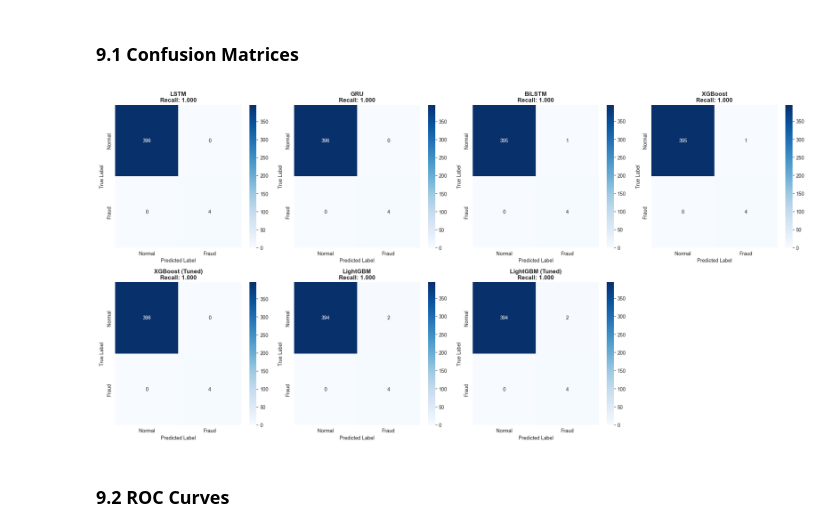
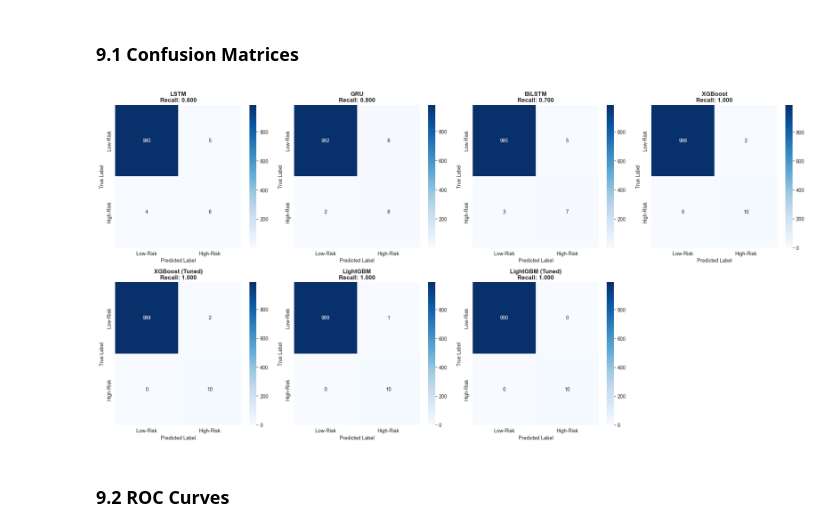
Before and after one commit to gandharyanto/ml_fraud_detection, a Jupyter notebook: fraud_detection.ipynb, the cells around one changed output. Cells and saved outputs as stored; diff of their text form; code cells hidden in the pictures.

```diff
--- a/fraud_detection.ipynb
+++ b/fraud_detection.ipynb
@@ -385,7 +454,21 @@ df_raw['total_suspicious_behaviors'] = (
     df_raw['A4'] + df_raw['A5'] + df_raw['A6']
 )
 
+# ============================================================================
+# CREATE RISK LABEL (PSEUDO-LABEL) BASED ON SUSPICIOUS BEHAVIORS
+# ============================================================================
+# IMPORTANT: This is a pseudo-label derived from expert rules, NOT ground-truth fraud
+# The risk_label indicates high-risk/suspicious transactions based on behavioral patterns
+# Threshold: transactions with >= 1 suspicious behavior are flagged as high-risk
+# This threshold is configurable and explainable
+
+RISK_THRESHOLD = 1  # Configurable threshold: >= 1 suspicious behavior = high-risk
+df_raw['risk_label'] = (df_raw['total_suspicious_behaviors'] >= RISK_THRESHOLD).astype(int)
+
 print(f"\nSuspicious behavior features created!")
+print(f"\nRisk label created (threshold: {RISK_THRESHOLD} suspicious behaviors)")
+print(f"High-risk transactions (risk_label=1): {df_raw['risk_label'].sum()} ({df_raw['risk_label'].mean()*100:.2f}%)")
+print(f"Low-risk transactions (risk_label=0): {(df_raw['risk_label']==0).sum()} ({(df_raw['risk_label']==0).mean()*100:.2f}%)")
 print(f"\nDistribution of suspicious behaviors:")
 print(f"A1 (1x >5M): {df_raw['A1'].sum()} transactions")
 print(f"A2 (3x >2M, 00-06): {df_raw['A2'].sum()} transactions")
@@ -522,15 +648,17 @@ First few rows of processed data:
 ## 3. Data Preprocessing
 # %%
 # Separate features and target
-X = df.drop('is_fraud', axis=1)
-y = df['is_fraud']
+# NOTE: y is risk_label (pseudo-label), NOT ground-truth fraud
+X = df.drop('risk_label', axis=1)
+y = df['risk_label']  # risk_label: 1 = high-risk, 0 = low-risk
 
 # Display basic statistics
 print("Dataset Information:")
 print(f"Total samples: {len(df)}")
 print(f"Features: {X.shape[1]}")
-print(f"Fraud cases: {y.sum()} ({y.mean()*100:.2f}%)")
-print(f"Normal cases: {(y==0).sum()} ({(y==0).mean()*100:.2f}%)")
+print(f"High-risk cases (risk_label=1): {y.sum()} ({y.mean()*100:.2f}%)")
+print(f"Low-risk cases (risk_label=0): {(y==0).sum()} ({(y==0).mean()*100:.2f}%)")
+print(f"\nNOTE: Labels are pseudo-labels based on suspicious behavior patterns (A1-A6)")
 print("\nFeature statistics:")
 X.describe()
 # %% [output]
@@ -767,6 +899,6 @@ Features per timestep: 22
 # %%
 def build_lstm_model(input_shape, class_weight=None):
-    """Build LSTM model for fraud detection."""
+    """Build LSTM model for high-risk transaction detection."""
     model = Sequential([
         Input(shape=input_shape),
         LSTM(64, return_sequences=True, kernel_regularizer=l2(0.01)),
@@ -787,7 +919,7 @@ def build_lstm_model(input_shape, class_weight=None):
     return model
 
 def build_gru_model(input_shape, class_weight=None):
-    """Build GRU model for fraud detection."""
+    """Build GRU model for high-risk transaction detection."""
     model = Sequential([
         Input(shape=input_shape),
         GRU(64, return_sequences=True, kernel_regularizer=l2(0.01)),
@@ -808,7 +940,7 @@ def build_gru_model(input_shape, class_weight=None):
     return model
 
 def build_bilstm_model(input_shape, class_weight=None):
-    """Build Bidirectional LSTM model for fraud detection."""
+    """Build Bidirectional LSTM model for high-risk transaction detection."""
     model = Sequential([
         Input(shape=input_shape),
         Bidirectional(LSTM(64, return_sequences=True, kernel_regularizer=l2(0.01))),
@@ -1301,24 +1476,24 @@ LightGBM (Tuned) 0.998737     1.0   0.666667  0.800000    0.9950
 # %%
 # Plot confusion matrices for all models
 fig, axes = plt.subplots(2, 4, figsize=(20, 10))
 axes = axes.ravel()
 
 for idx, (name, (pred, _)) in enumerate(models.items()):
     cm = confusion_matrix(y_test, pred)
     sns.heatmap(cm, annot=True, fmt='d', cmap='Blues', ax=axes[idx],
-                xticklabels=['Normal', 'Fraud'], yticklabels=['Normal', 'Fraud'])
+                xticklabels=['Low-Risk', 'High-Risk'], yticklabels=['Low-Risk', 'High-Risk'])
     axes[idx].set_title(f'{name}\nRecall: {recall_score(y_test, pred):.3f}',
                         fontsize=12, fontweight='bold')
     axes[idx].set_ylabel('True Label', fontsize=10)
     axes[idx].set_xlabel('Predicted Label', fontsize=10)
 
 # Remove empty subplot
 fig.delaxes(axes[7])
 
 plt.tight_layout()
 plt.show()
 # %% [output]
-[figure, old version]
+[figure, new version]
 # %% [markdown]
 ### 9.2 ROC Curves
 # %%
```
Also changed, not shown: parts of 52 cells of this notebook, 1 other file.
